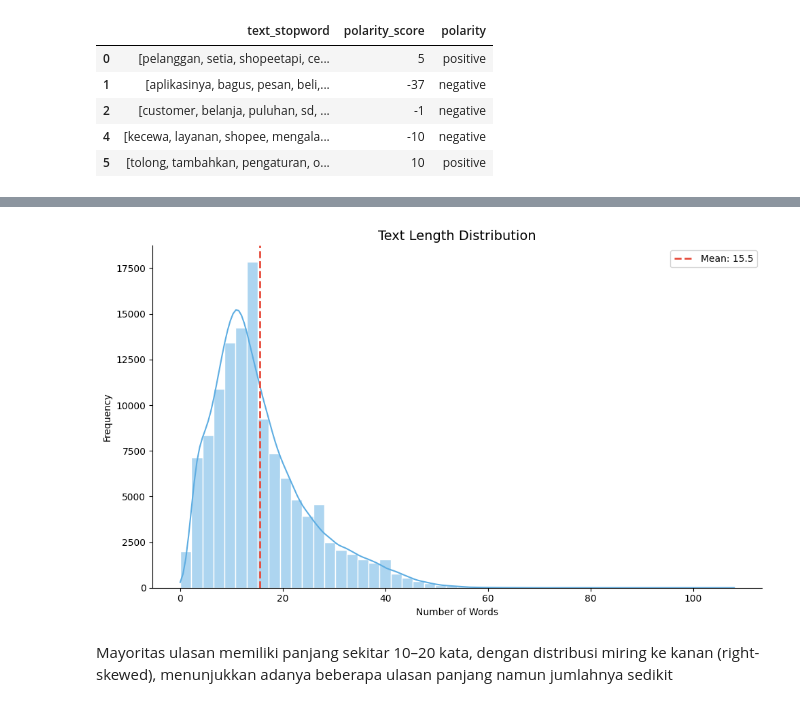
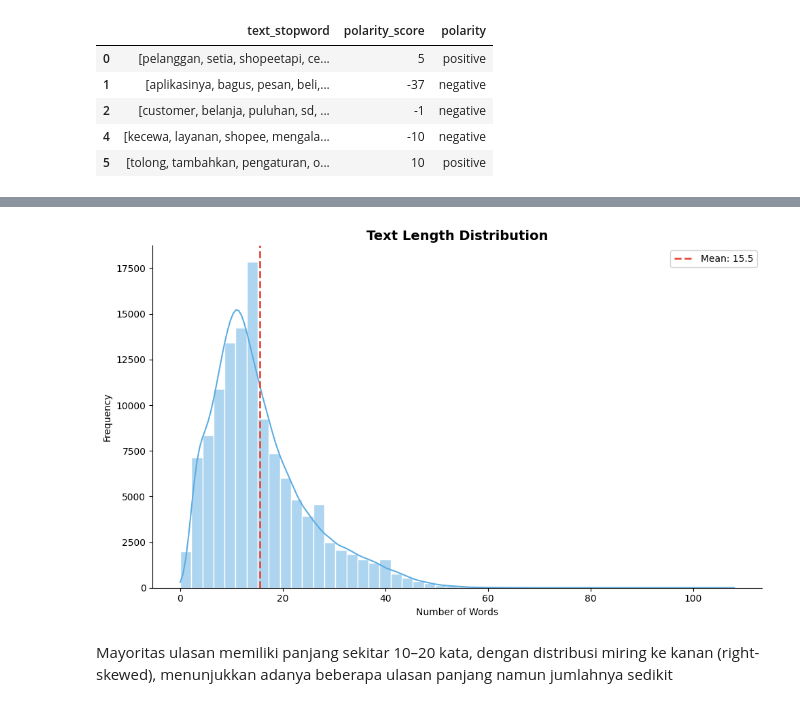
Before and after one commit to NyssaRomana/IDCamp-Dicoding, a Jupyter notebook: duasembilanmaret.ipynb, the cells around one changed output, grey strips where cells are left out. Saved outputs shown, nothing was run; the diff lists cells and outputs as text; code cells hidden in the pictures.

```diff
--- a/duasembilanmaret.ipynb
+++ b/duasembilanmaret.ipynb
@@ -429,34 +429,34 @@ plt.show()
 # %%
 plt.figure(figsize=(10, 6))
 
 # Hitung panjang teks
 clean_df['text_length'] = clean_df['text_akhir'].apply(lambda x: len(x.split()))
 
 main_color = '#5DADE2'
 
 sns.histplot(
     clean_df['text_length'],
     bins=50,
     kde=True,
     color=main_color,
     edgecolor='white'
 )
 
 # Garis mean (warna kontras)
 mean_length = clean_df['text_length'].mean()
 plt.axvline(mean_length, color='#E74C3C', linestyle='--', linewidth=2,
             label=f'Mean: {mean_length:.1f}')
 
-plt.title('Text Length Distribution', fontsize=14)
+plt.title('Text Length Distribution', fontsize=14, weight='bold')
 plt.xlabel('Number of Words')
 plt.ylabel('Frequency')
 plt.legend()
 
 sns.despine()
 plt.tight_layout()
 plt.show()
 # %% [output]
-[figure, old version]
+[figure, new version]
 # %% [markdown]
 Mayoritas ulasan memiliki panjang sekitar 10–20 kata, dengan distribusi miring ke kanan (right-skewed), menunjukkan adanya beberapa ulasan panjang namun jumlahnya sedikit
 # %%
```
Also changed, not shown: parts of 9 cells of this notebook.
